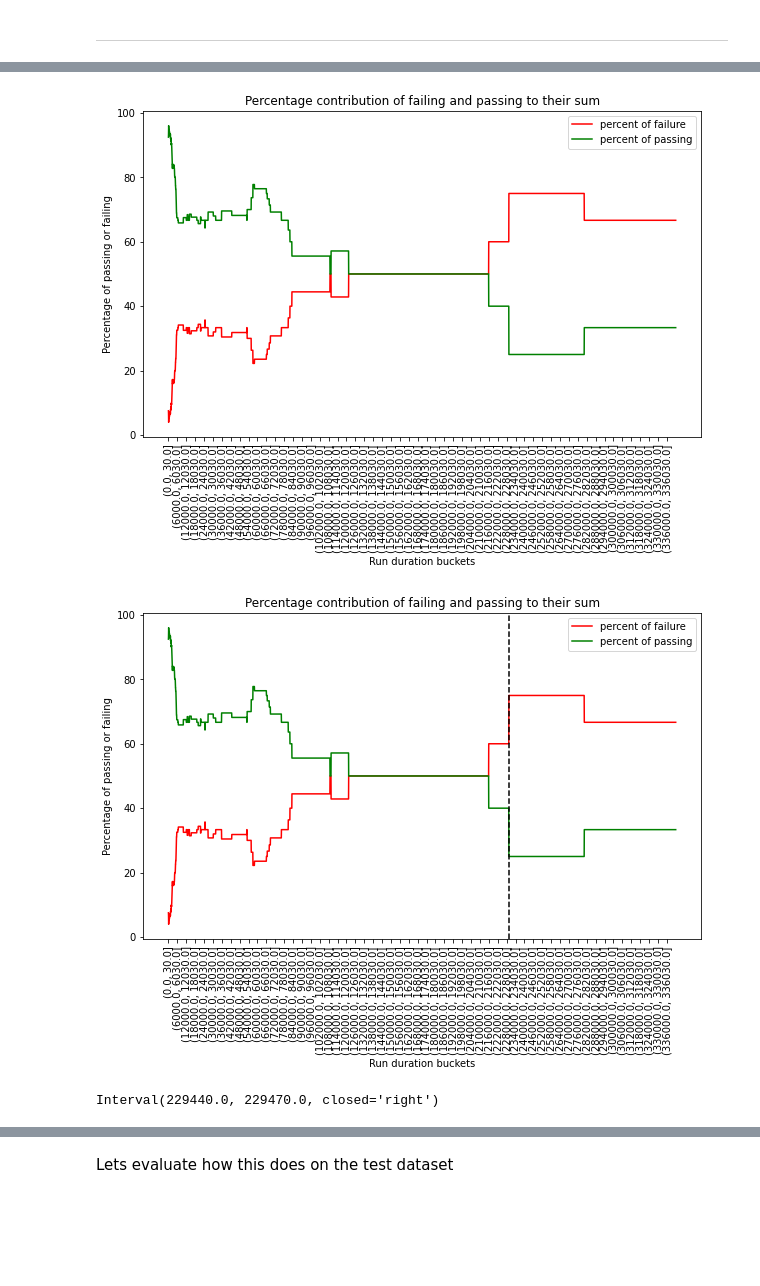
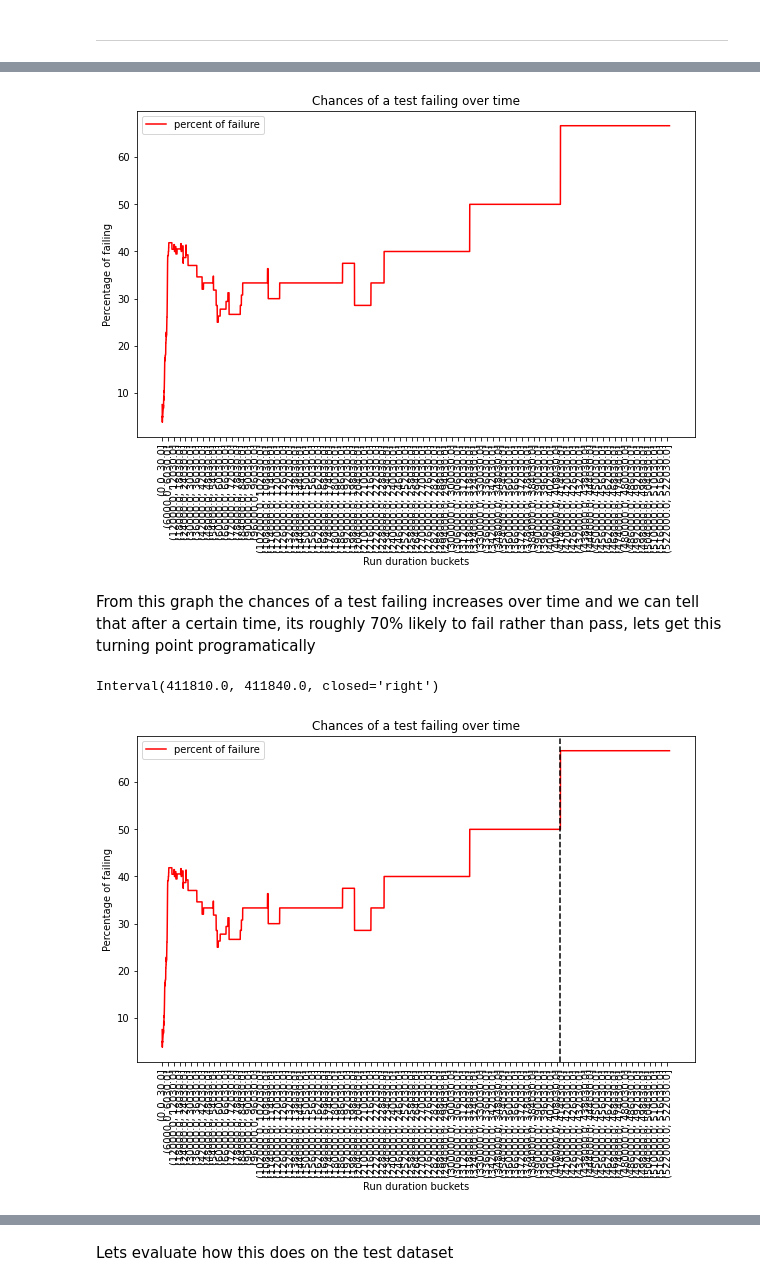
Before and after one commit to redhat-et/optimal-stopping-point-tool, a Jupyter notebook: notebooks/pass_fail_likelihoods.ipynb, the cells around one changed output, grey strips where cells are left out. Saved outputs shown, nothing was run; the diff lists cells and outputs as text; code cells hidden in the pictures; blank space fills up the shorter version.

```diff
--- a/notebooks/pass_fail_likelihoods.ipynb
+++ b/notebooks/pass_fail_likelihoods.ipynb
@@ -494,24 +508,25 @@ tick_spacing = 200
 
 plt.figure(figsize=(10, 6))
 plt.plot(joined.index.astype(str), joined['f_pct'], color='red', label='percent of failure')
-plt.plot(joined.index.astype(str), joined['p_pct'], color='green', label='percent of passing')
 
 # set x and y axis labels
 plt.xlabel('Run duration buckets')
-plt.ylabel('Percentage of passing or failing')
+plt.ylabel('Percentage of failing')
 plt.xticks(rotation=90)
 plt.xticks(np.arange(0, len(joined.index.astype(str)), tick_spacing), joined.index.astype(str)[::tick_spacing])
 
 # set title and legend
-plt.title('Percentage contribution of failing and passing to their sum')
+plt.title('Chances of a test failing over time')
 plt.legend()
 
 # show the plot
 plt.show()
 # %% [output]
-[figure, old version]
+[figure, new version]
+# %% [markdown]
+From this graph the chances of a test failing increases over time and we can tell that after a certain time, its roughly 70% likely to fail rather than pass, lets get this turning point programatically
 # %%
-def find_turning_point(s):
+def find_turning_point(s, lower, upper):
 
     # Find the point at which after which the test is 75% likely to fail
     # and at all points after then it is never less than 60% likely to fail.
@@ -520,45 +535,44 @@ def find_turning_point(s):
     sub = pd.Series()
     turning_point = 0
     for index, value in s[::-1].iteritems():
-        if value > 60:
+        if value > lower:
             sub.loc[index] = value
         else:
             if sub.empty:
                 return 0
             elif not sub.empty:
-                turning_point = (sub[::-1] >= 75).idxmax()
+                turning_point = (sub[::-1] >= upper).idxmax()
                 return turning_point
 # %%
-tp = find_turning_point(joined['f_pct'])
+tp = find_turning_point(joined['f_pct'], 60, 75)
+# %%
+tp
+# %% [output]
+Interval(411810.0, 411840.0, closed='right')
 # %%
 # plot the two series on the same graph
 
 tick_spacing = 200
 
 plt.figure(figsize=(10, 6))
 plt.plot(joined.index.astype(str), joined['f_pct'], color='red', label='percent of failure')
-plt.plot(joined.index.astype(str), joined['p_pct'], color='green', label='percent of passing')
 
 # set x and y axis labels
 plt.xlabel('Run duration buckets')
-plt.ylabel('Percentage of passing or failing')
+plt.ylabel('Percentage of failing')
 plt.xticks(rotation=90)
 plt.xticks(np.arange(0, len(joined.index.astype(str)), tick_spacing), joined.index.astype(str)[::tick_spacing])
 
 # set title and legend
-plt.title('Percentage contribution of failing and passing to their sum')
+plt.title('Chances of a test failing over time')
 plt.legend()
 
 
 x_position = joined.index.astype(str).tolist().index(str(tp))
 plt.axvline(x=x_position, color='black', linestyle='--')
 
 # show the plot
 plt.show()
 # %% [output]
-[figure, old version]
+[figure, new version]
-# %%
-tp
-# %% [output]
-Interval(229440.0, 229470.0, closed='right')
 # %% [markdown]
```
Also changed, not shown: parts of 108 cells of this notebook, 2 other files.
